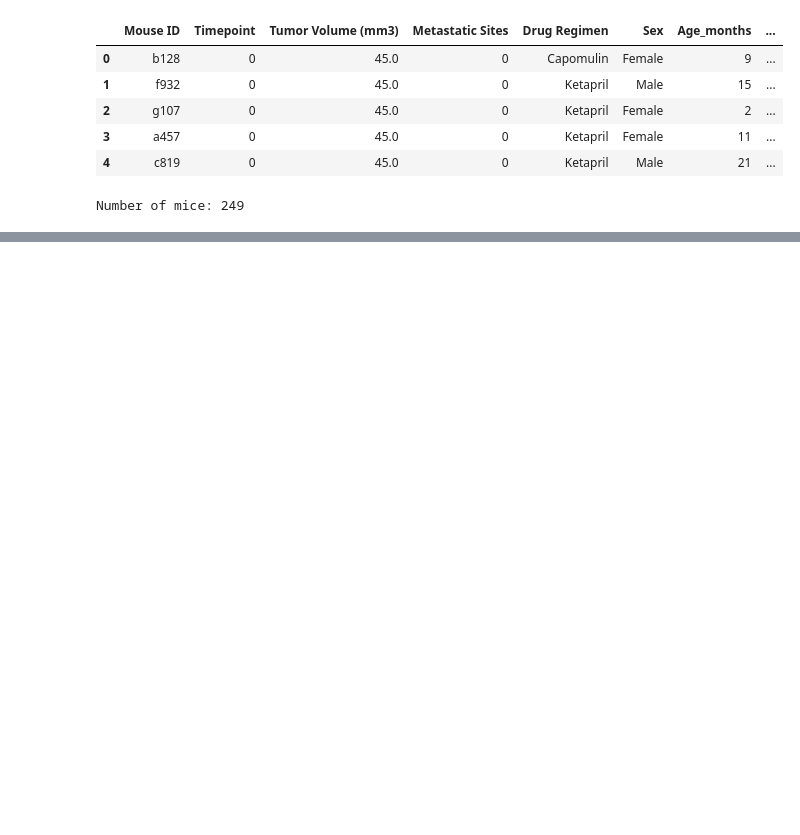
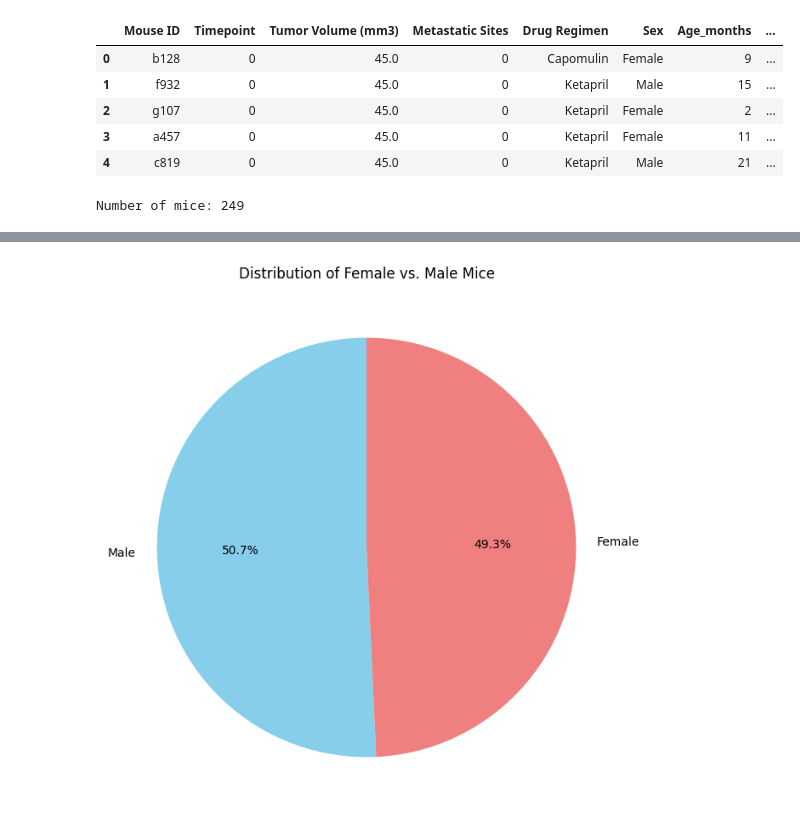
Before and after one commit to soniamoretti/05-Dataviz-challenge, a Jupyter notebook: Challenge 05.ipynb, the cells around one changed output, grey strips where cells are left out. Cells and saved outputs as stored; diff of their text form; code cells hidden in the pictures; blank space fills up the shorter version.

```diff
--- a/Challenge 05.ipynb
+++ b/Challenge 05.ipynb
@@ -36,0 +173,12 @@ Number of mice: 249
+# %%
+# Create a pie chart using Matplotlib
+plt.figure(figsize=(8, 8))
+plt.pie(gender_counts, labels=gender_counts.index, autopct='%1.1f%%', colors=['skyblue', 'lightcoral'], startangle=90)
+
+# Set the title for the pie chart
+plt.title('Distribution of Female vs. Male Mice')
+
+# Show the plot
+plt.show()
+# %% [output]
+[figure, added]
```
Also changed, not shown: parts of 20 cells of this notebook.
